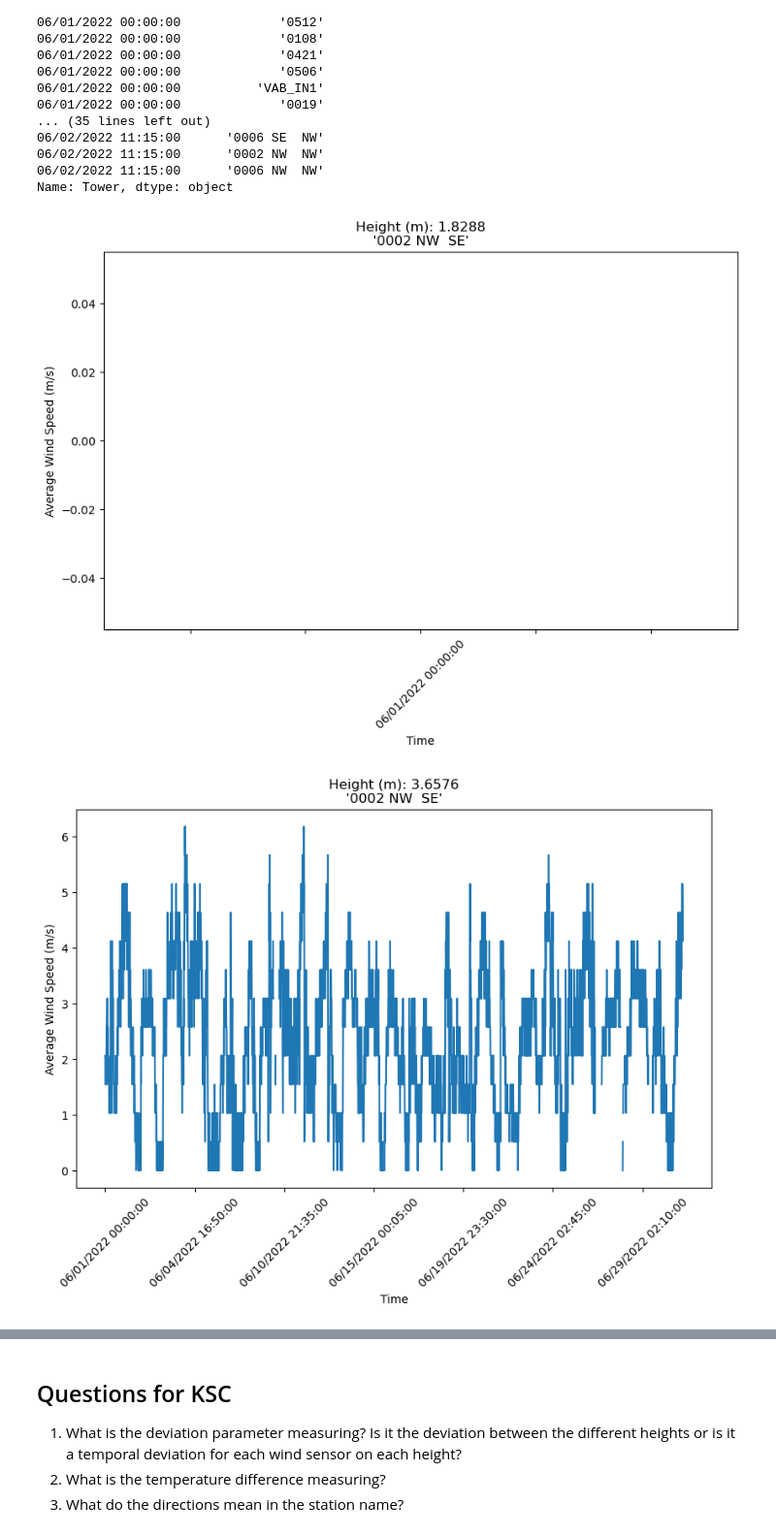
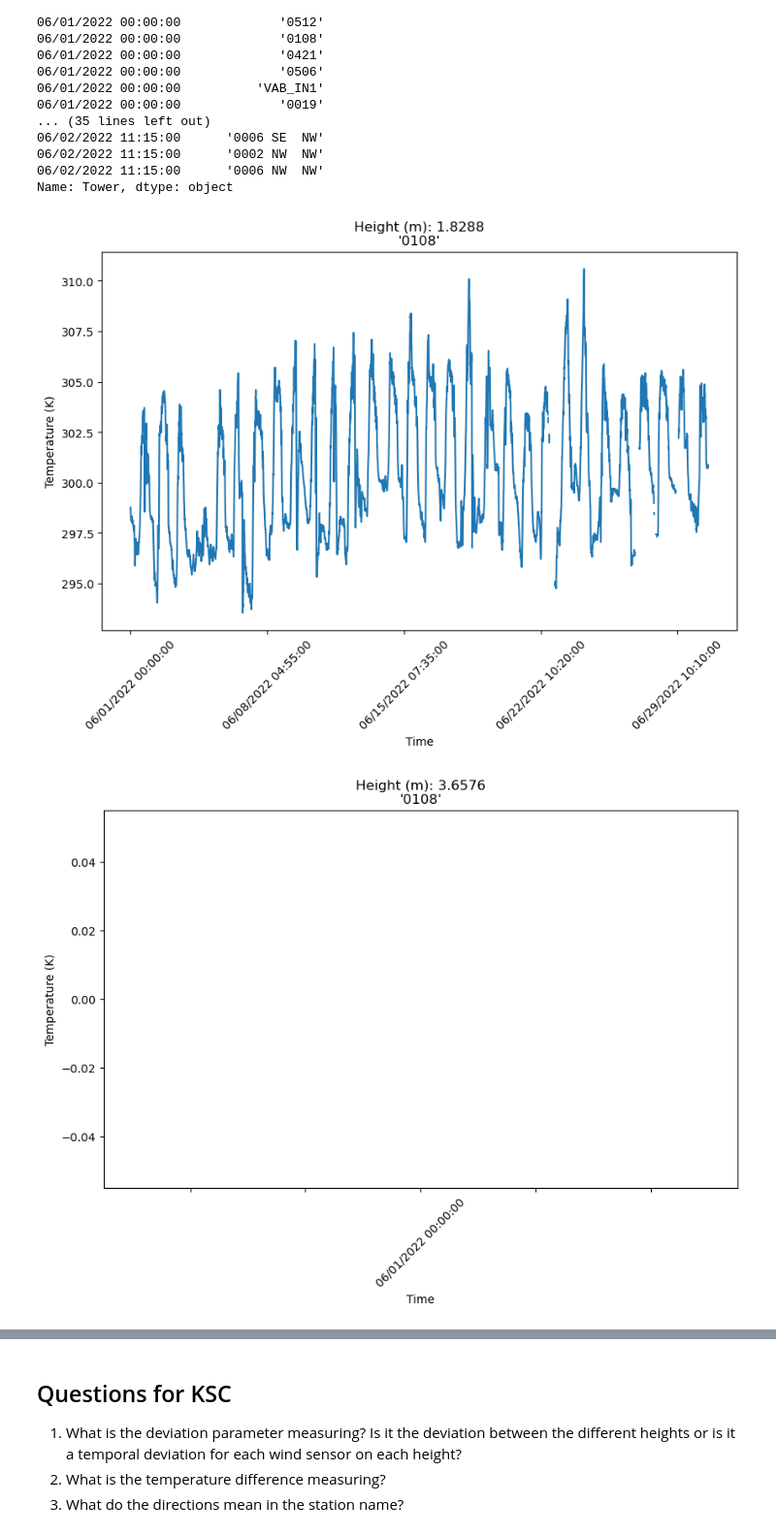
Before and after one commit to bmccl87/merlin_data_analysis, a Jupyter notebook: wx_tower.ipynb, the cells around one changed output, grey strips where cells are left out. Shown: that part at 97% size. Drawn from its saved outputs; the diff is of its cells as text; code cells hidden in the pictures.

```diff
--- a/wx_tower.ipynb
+++ b/wx_tower.ipynb
@@ -76,19 +76,19 @@ DateTime
 06/02/2022 11:15:00      '0006 NW  NW'
 Name: Tower, dtype: object
 # %%
-twr = station_names[0]
+twr = station_names[5]
 twr_data = data.loc[data['Tower'] == twr]
 twr_hgts = twr_data[~twr_data.duplicated('Height_m')]['Height_m']
 for hgt in twr_hgts:
     hgt_data = twr_data.loc[twr_data['Height_m']==hgt]
     plt.figure(figsize=(10,6))
-    ax = hgt_data['AverageWindSpeed_ms'].plot(rot=45)
+    ax = hgt_data['Temp_K'].plot(rot=45)
     plt.title('Height (m): '+"{:6.4f}".format(hgt)+"\n"+twr)
-    plt.ylabel('Average Wind Speed (m/s)')
+    plt.ylabel('Temperature (K)')
     plt.xlabel('Time')
     for label in ax.get_xticklabels()[::288]:
         label.set_visible(False)
-    plt.savefig('Images/'+'hgt_m_'+"{:6.4f}".format(hgt)+"_"+twr+'.png')
+    plt.savefig('June_2022_Images_Temp/'+'hgt_m_'+"{:6.4f}".format(hgt)+"_"+twr+'.png')
 # %% [output]
-[figure, old version]
+[figure, new version]
-[figure, old version]
+[figure, new version]
```
Also changed, not shown: parts of 1 cell of this notebook, 24 other files.
